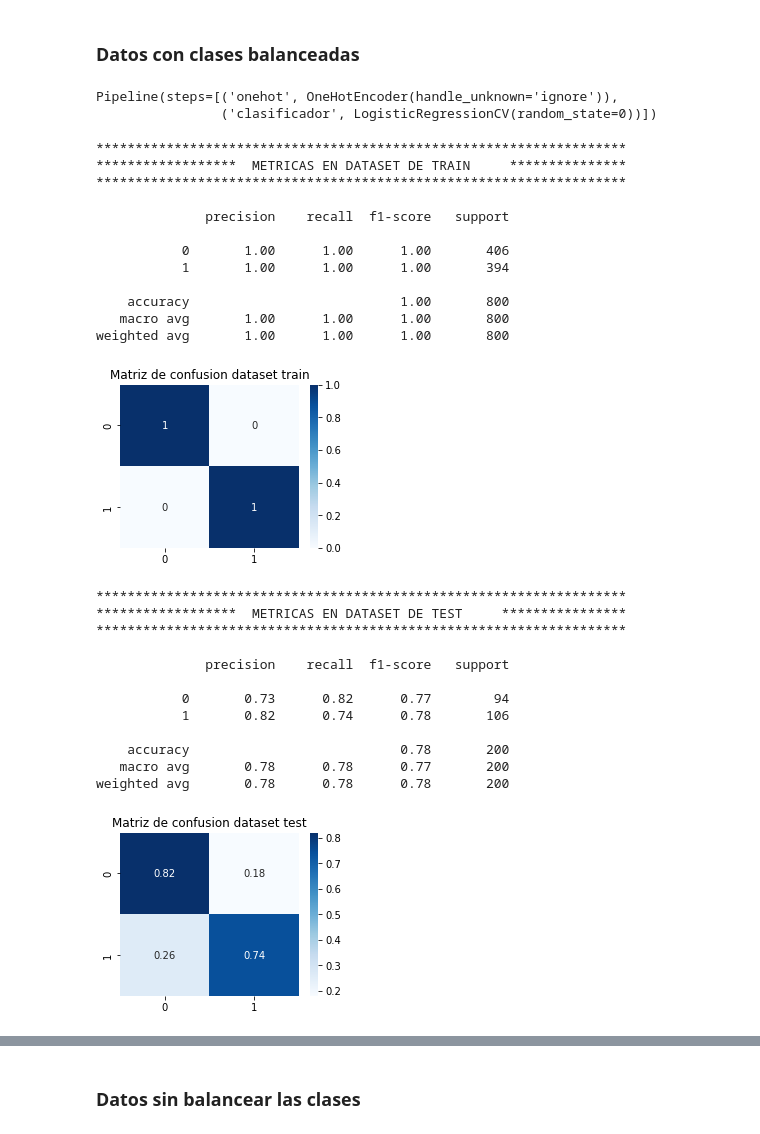
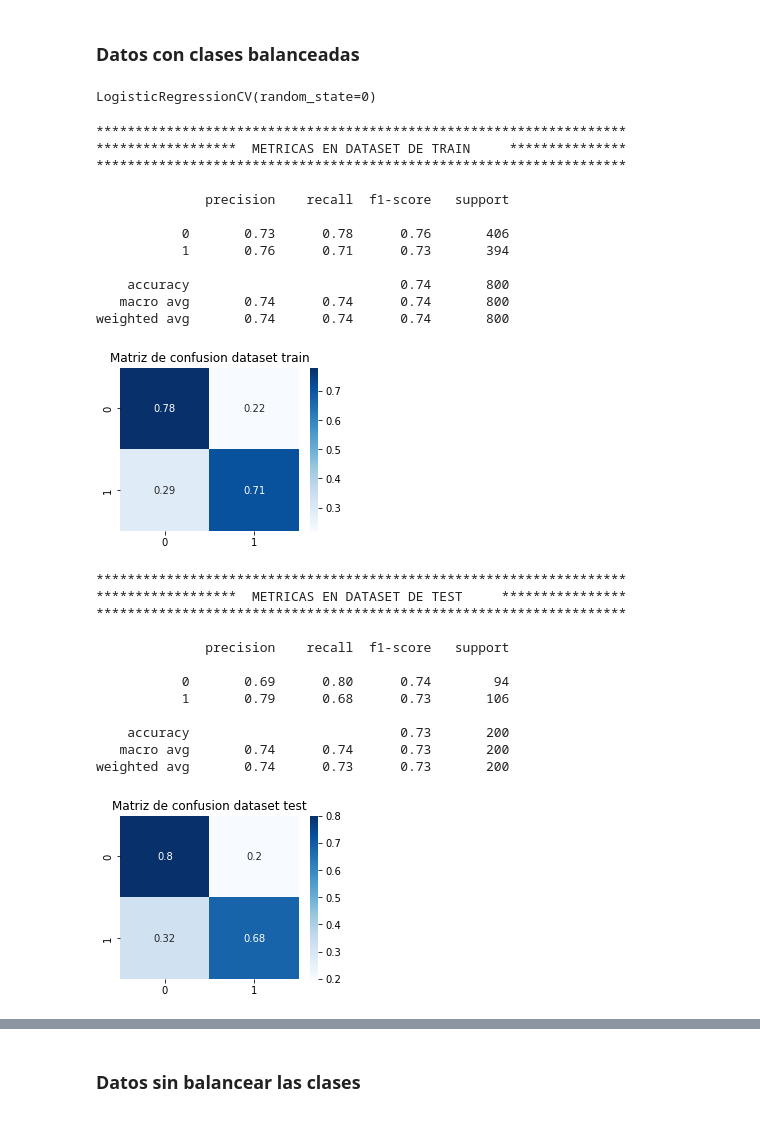
Before and after one commit to brincon/Pima-Indians-Diabetes-Database, a Jupyter notebook: DiabetesDatabase/dataDiabetes.ipynb, the cells around one changed output, grey strips where cells are left out. Cells and saved outputs as stored; diff of their text form; code cells hidden in the pictures.

```diff
--- a/DiabetesDatabase/dataDiabetes.ipynb
+++ b/DiabetesDatabase/dataDiabetes.ipynb
@@ -348,13 +348,7 @@ from sklearn.linear_model import LogisticRegressionCV
 from sklearn.pipeline import Pipeline
 from sklearn.preprocessing import OneHotEncoder
 
-pipeline = Pipeline(
-        steps=[
-            ("onehot", OneHotEncoder(handle_unknown='ignore')),
-            ("clasificador", LogisticRegressionCV(Cs=10, random_state=0)
-            ),
-        ],
-    )
+model = LogisticRegressionCV(Cs=10, random_state=0)
 # %%
 # modelo para los datos con clases desbalanceadas y haciendo uso de StratifiedKFold
 # que conserva de la muestra el porcentaje de cada clase, en este caso 2:1, y es utilizado para este tipo de casos.
@@ -412,37 +400,36 @@ def get_metrics(clf, X_train, y_train, X_test, y_test):
 # %%
 # Entrenamiento del pipeline con los datos de entrenamiento.
 
-pipeline.fit(X_train, y_train)
+model.fit(X_train, y_train)
 # %% [output]
-Pipeline(steps=[('onehot', OneHotEncoder(handle_unknown='ignore')),
-                ('clasificador', LogisticRegressionCV(random_state=0))])
+LogisticRegressionCV(random_state=0)
 # %%
-metricas_datos_balanceados = get_metrics(pipeline, X_train, y_train, X_test, y_test)
+metricas_datos_balanceados = get_metrics(model, X_train, y_train, X_test, y_test)
 # %% [output]
 ********************************************************************
 ******************  METRICAS EN DATASET DE TRAIN     ***************
 ********************************************************************
 
               precision    recall  f1-score   support
 
-           0       1.00      1.00      1.00       406
-           1       1.00      1.00      1.00       394
+           0       0.73      0.78      0.76       406
+           1       0.76      0.71      0.73       394
 
-    accuracy                           1.00       800
-   macro avg       1.00      1.00      1.00       800
-weighted avg       1.00      1.00      1.00       800
+    accuracy                           0.74       800
+   macro avg       0.74      0.74      0.74       800
+weighted avg       0.74      0.74      0.74       800
-[figure, old version]
+[figure, new version]
 ********************************************************************
 ******************  METRICAS EN DATASET DE TEST     ****************
 ********************************************************************
 
               precision    recall  f1-score   support
 
-           0       0.73      0.82      0.77        94
-           1       0.82      0.74      0.78       106
+           0       0.69      0.80      0.74        94
+           1       0.79      0.68      0.73       106
 
-    accuracy                           0.78       200
-   macro avg       0.78      0.78      0.77       200
-weighted avg       0.78      0.78      0.78       200
+    accuracy                           0.73       200
+   macro avg       0.74      0.74      0.73       200
+weighted avg       0.74      0.73      0.73       200
-[figure, old version]
+[figure, new version]
 # %% [markdown]
```
Also changed, not shown: parts of 6 cells of this notebook.
